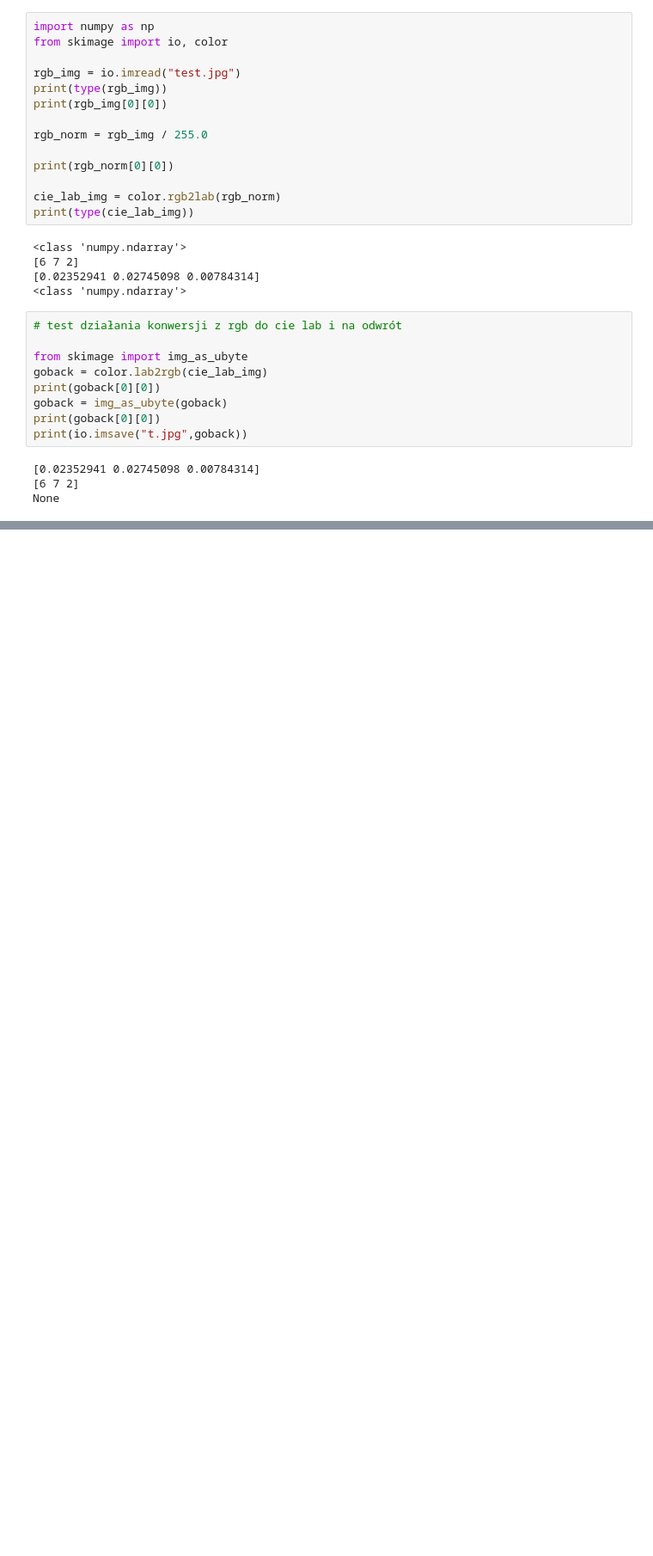
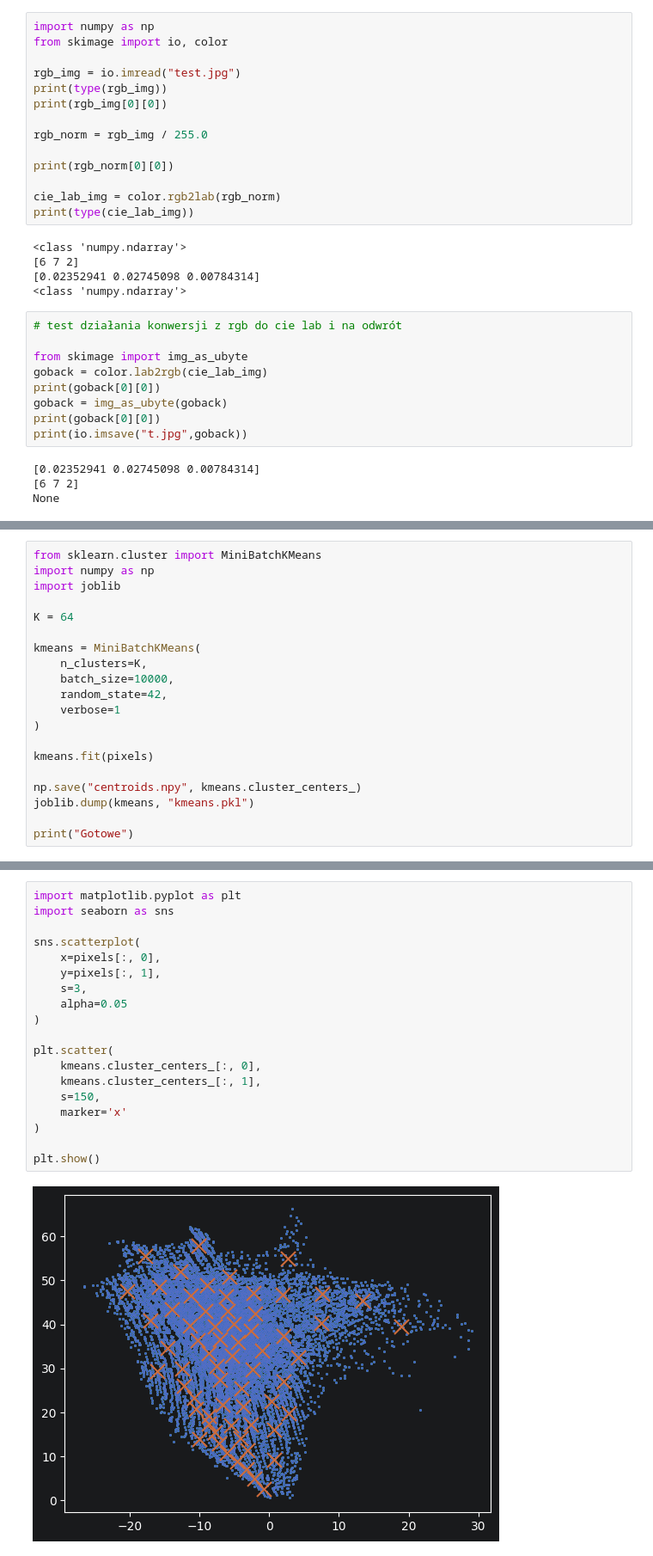
Before and after one commit to jack-and-his-ants/pictures-coloring, a Jupyter notebook: data_preprocessing.ipynb, the cells around one changed output, grey strips where cells are left out. Shown at 86% size. Cells and saved outputs as stored; diff of their text form; blank space fills up the shorter version.

```diff
--- a/data_preprocessing.ipynb
+++ b/data_preprocessing.ipynb
@@ -79,0 +129,20 @@ None
+# %%
+from sklearn.cluster import MiniBatchKMeans
+import numpy as np
+import joblib
+
+K = 64
+
+kmeans = MiniBatchKMeans(
+    n_clusters=K,
+    batch_size=10000,
+    random_state=42,
+    verbose=1
+)
+
+kmeans.fit(pixels)
+
+np.save("centroids.npy", kmeans.cluster_centers_)
+joblib.dump(kmeans, "kmeans.pkl")
+
+print("Gotowe")
@@ -79,0 +167,21 @@ None
+# %%
+import matplotlib.pyplot as plt
+import seaborn as sns
+
+sns.scatterplot(
+    x=pixels[:, 0],
+    y=pixels[:, 1],
+    s=3,
+    alpha=0.05
+)
+
+plt.scatter(
+    kmeans.cluster_centers_[:, 0],
+    kmeans.cluster_centers_[:, 1],
+    s=150,
+    marker='x'
+)
+
+plt.show()
+# %% [output]
+[figure, added]
```
Also changed, not shown: parts of 6 cells of this notebook, 1 other file.
